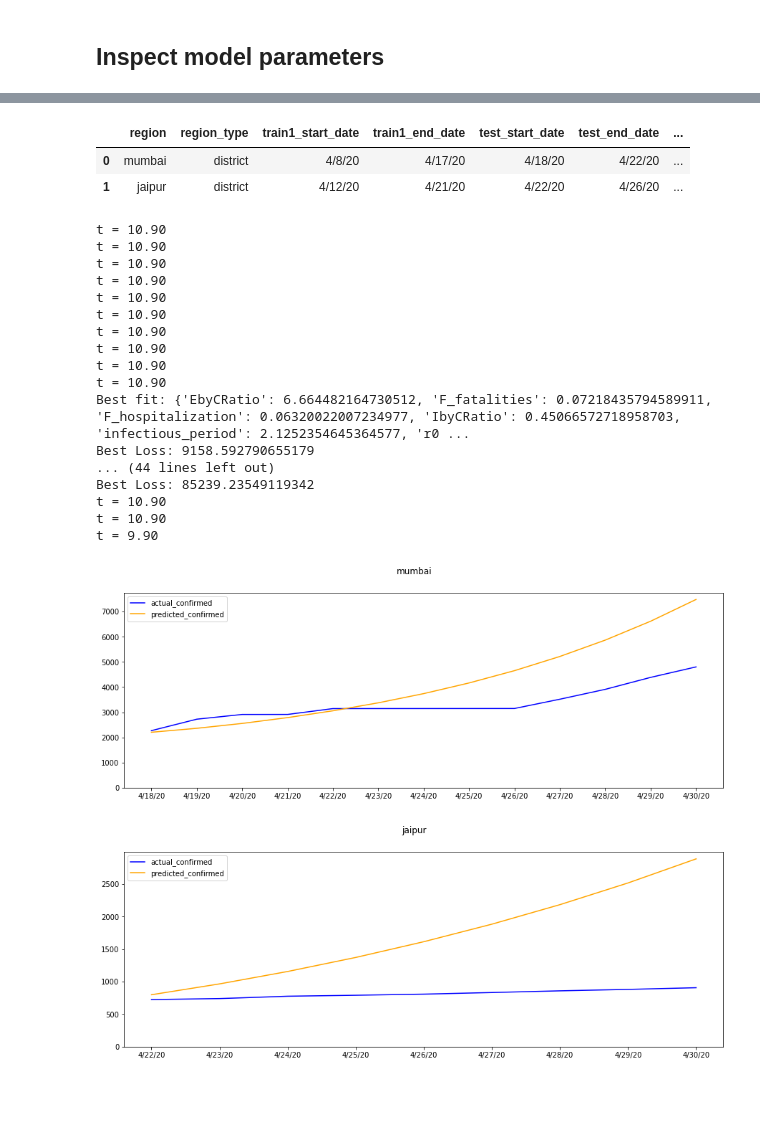
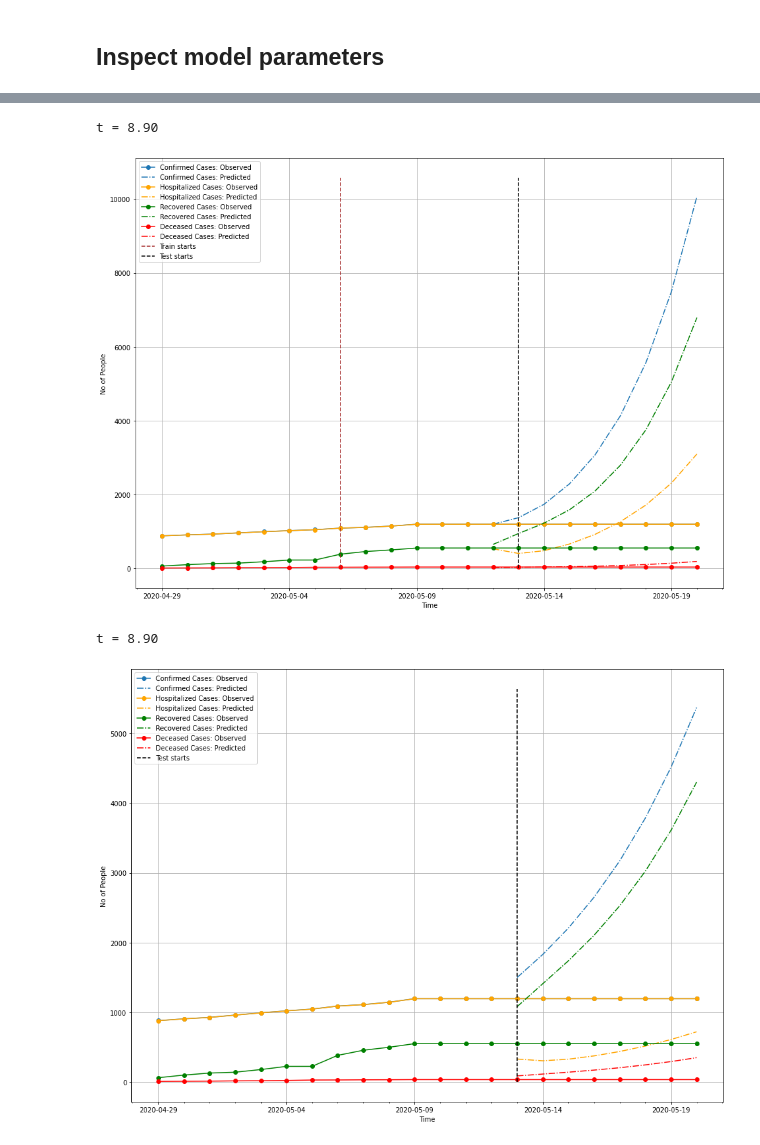
Before and after one commit to dishamakhija/covid19-india, a Jupyter notebook: covid19-library/src/SEIHRD_Experiments.ipynb, the cells around one changed output, grey strips where cells are left out. Cells and saved outputs as stored; diff of their text form; code cells hidden in the pictures; blank space fills up the shorter version.

Commit message:
SEIHRD experiments + plots

```diff
--- a/covid19-library/src/SEIHRD_Experiments.ipynb
+++ b/covid19-library/src/SEIHRD_Experiments.ipynb
@@ -65,0 +58,3 @@ test_end_date = '4/22/20'
+# %%
+region = 'jaipur'
+region_type = 'district'
@@ -152,52 +180,14 @@ experiments = pd.read_csv('experiments.csv')
-# %%
-experiments
-# %% [output]
-|  | region | region_type | train1_start_date | train1_end_date | test_start_date | test_end_date | ... |
-| 0 | mumbai | district | 4/8/20 | 4/17/20 | 4/18/20 | 4/22/20 | ... |
-| 1 | jaipur | district | 4/12/20 | 4/21/20 | 4/22/20 | 4/26/20 | ... |
-# %%
-for idx, row in experiments.iterrows():
-    region = row['region']
-    region_type = row['region_type']
-    train1_start_date = row['train1_start_date']
-    train1_end_date = row['train1_end_date']
-    train2_start_date = row['train2_start_date']
-    train2_end_date = row['train2_end_date']
-    run_day = row['run_day']
-    test_start_date = row['test_start_date']
-    test_end_date = row['test_end_date']
-    forecast_run_day = row['forecast_run_day']
-    forecast_start_date = row['forecast_start_date']
-    forecast_end_date = row['forecast_end_date']
-
-    params, metrics, model_params = train_eval(region, region_type,
-                                           train1_start_date, train1_end_date,
-                                           train2_start_date, train2_end_date, run_day,
-                                           test_start_date, test_end_date,
-                                           default_train_config, default_test_config,
-                                           max_evals = 10,
-                                           mlflow_log = False,
-                                           name_prefix = 'mumbai_sample')
-    forecast_df = forecast(model_params, forecast_run_day, forecast_start_date,
-                       forecast_end_date, default_forecast_config)
-    plot(model_params, forecast_df, forecast_start_date, forecast_end_date)
-# %% [output]
-t = 10.90
-t = 10.90
-t = 10.90
-t = 10.90
-t = 10.90
-t = 10.90
-t = 10.90
-t = 10.90
-t = 10.90
-t = 10.90
-Best fit: {'EbyCRatio': 6.664482164730512, 'F_fatalities': 0.07218435794589911, 'F_hospitalization': 0.06320022007234977, 'IbyCRatio': 0.45066572718958703, 'infectious_period': 2.1252354645364577, 'r0 ...
-Best Loss: 9158.592790655179
-... (44 lines left out)
-Best Loss: 85239.23549119342
-t = 10.90
-t = 10.90
-t = 9.90
-[figure, removed]
-[figure, removed]
+# %%
+plot_m1(train1_params, train1_start_date, train1_end_date,
+        test_run_day, test_start_date, test_end_date,
+        rolling_average = False, uncertainty = False,
+        plot_config = 'plot_config.json', plot_name = 'jaipur_m1.png')
+# %% [output]
+t = 8.90
+[figure, added]
+# %%
+plot_m2(train2_params, train1_start_date, train1_end_date,
+        test_run_day, test_start_date, test_end_date, plot_name = 'jaipur_m2.png')
+# %% [output]
+t = 8.90
+[figure, added]
```
Also changed, not shown: parts of 17 cells of this notebook, 10 other files.
